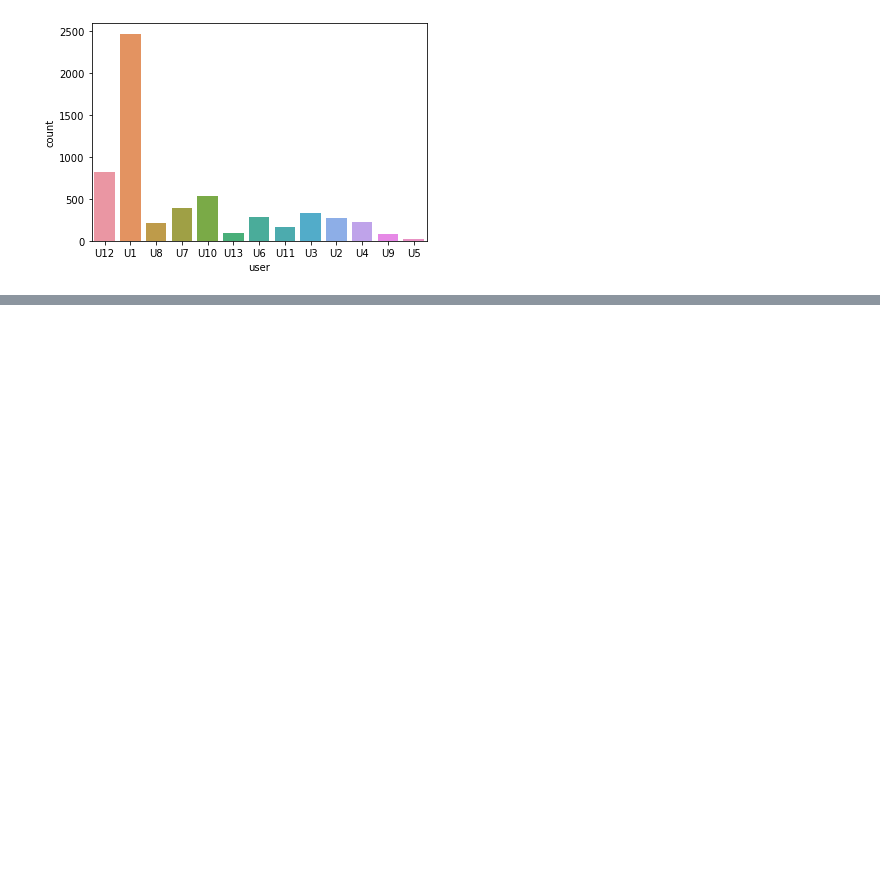
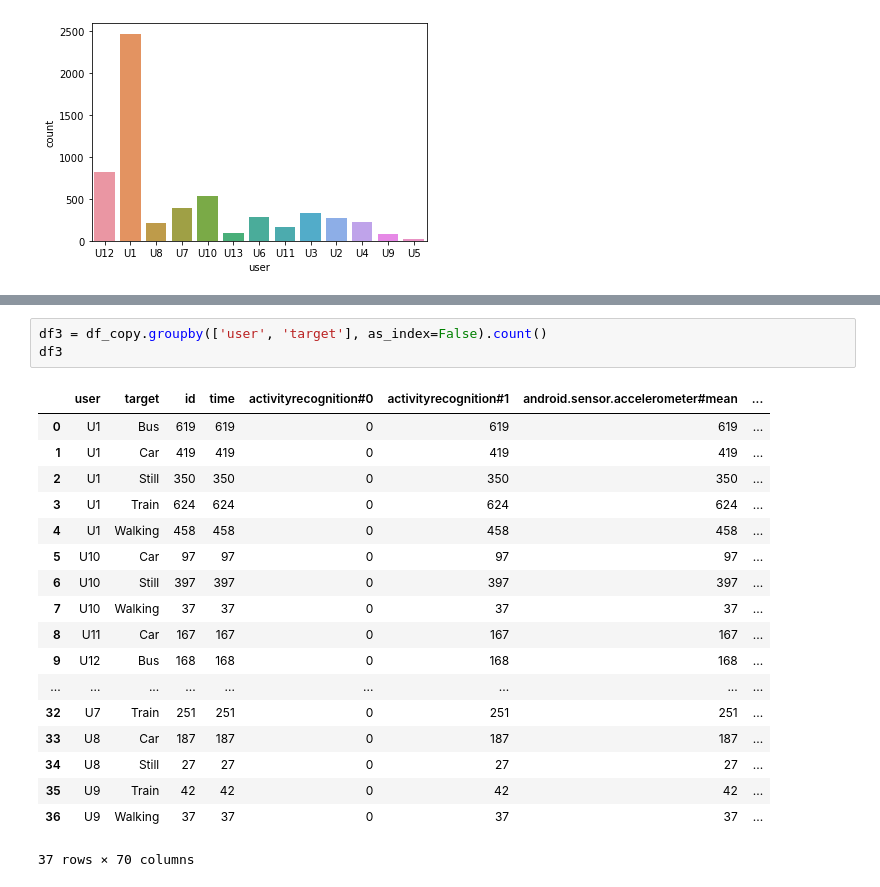
Before and after one commit to AndreaViviani89/2nd-Build-Week, a Jupyter notebook: eda_andrea.ipynb, the cells around one changed output, grey strips where cells are left out. Drawn from its saved outputs; the diff is of its cells as text; blank space fills up the shorter version.

```diff
--- a/eda_andrea.ipynb
+++ b/eda_andrea.ipynb
@@ -82,0 +130,22 @@ sns.countplot(df_copy['user'])
+# %%
+df3 = df_copy.groupby(['user', 'target'], as_index=False).count()
+df3
+# %% [output]
+|  | user | target | id | time | activityrecognition#0 | activityrecognition#1 | android.sensor.accelerometer#mean | ... |
+| 0 | U1 | Bus | 619 | 619 | 0 | 619 | 619 | ... |
+| 1 | U1 | Car | 419 | 419 | 0 | 419 | 419 | ... |
+| 2 | U1 | Still | 350 | 350 | 0 | 350 | 350 | ... |
+| 3 | U1 | Train | 624 | 624 | 0 | 624 | 624 | ... |
+| 4 | U1 | Walking | 458 | 458 | 0 | 458 | 458 | ... |
+| 5 | U10 | Car | 97 | 97 | 0 | 97 | 97 | ... |
+| 6 | U10 | Still | 397 | 397 | 0 | 397 | 397 | ... |
+| 7 | U10 | Walking | 37 | 37 | 0 | 37 | 37 | ... |
+| 8 | U11 | Car | 167 | 167 | 0 | 167 | 167 | ... |
+| 9 | U12 | Bus | 168 | 168 | 0 | 168 | 168 | ... |
+| ... | ... | ... | ... | ... | ... | ... | ... | ... |
+| 32 | U7 | Train | 251 | 251 | 0 | 251 | 251 | ... |
+| 33 | U8 | Car | 187 | 187 | 0 | 187 | 187 | ... |
+| 34 | U8 | Still | 27 | 27 | 0 | 27 | 27 | ... |
+| 35 | U9 | Train | 42 | 42 | 0 | 42 | 42 | ... |
+| 36 | U9 | Walking | 37 | 37 | 0 | 37 | 37 | ... |
+37 rows × 70 columns
```
Also changed, not shown: parts of 3 cells of this notebook.
